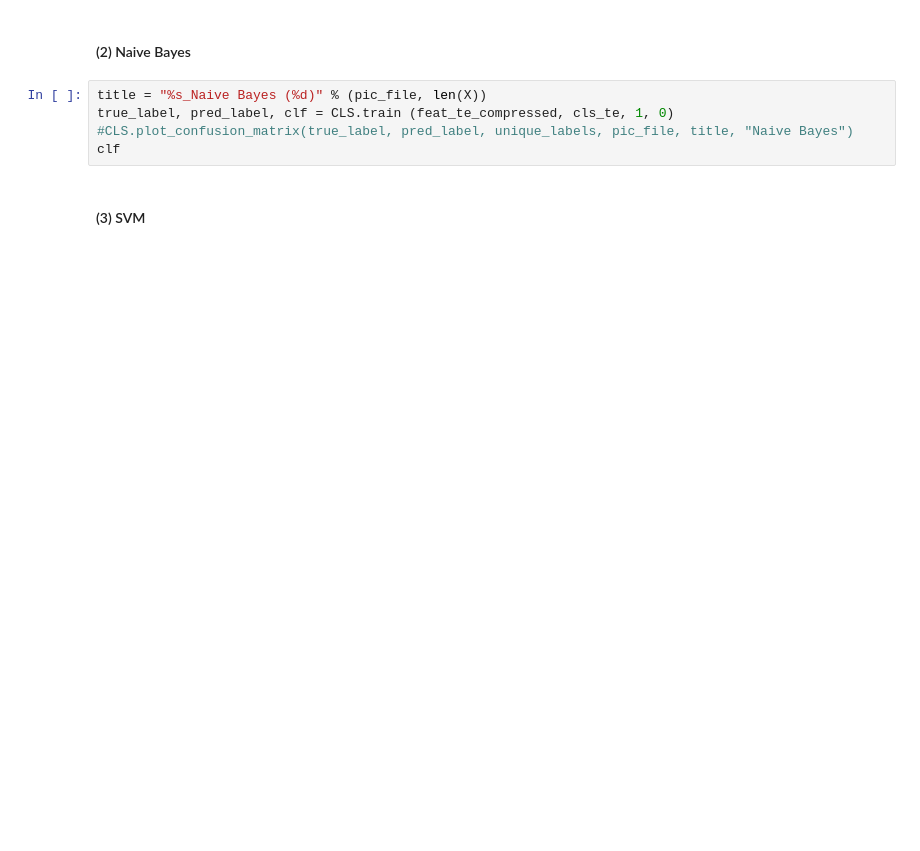
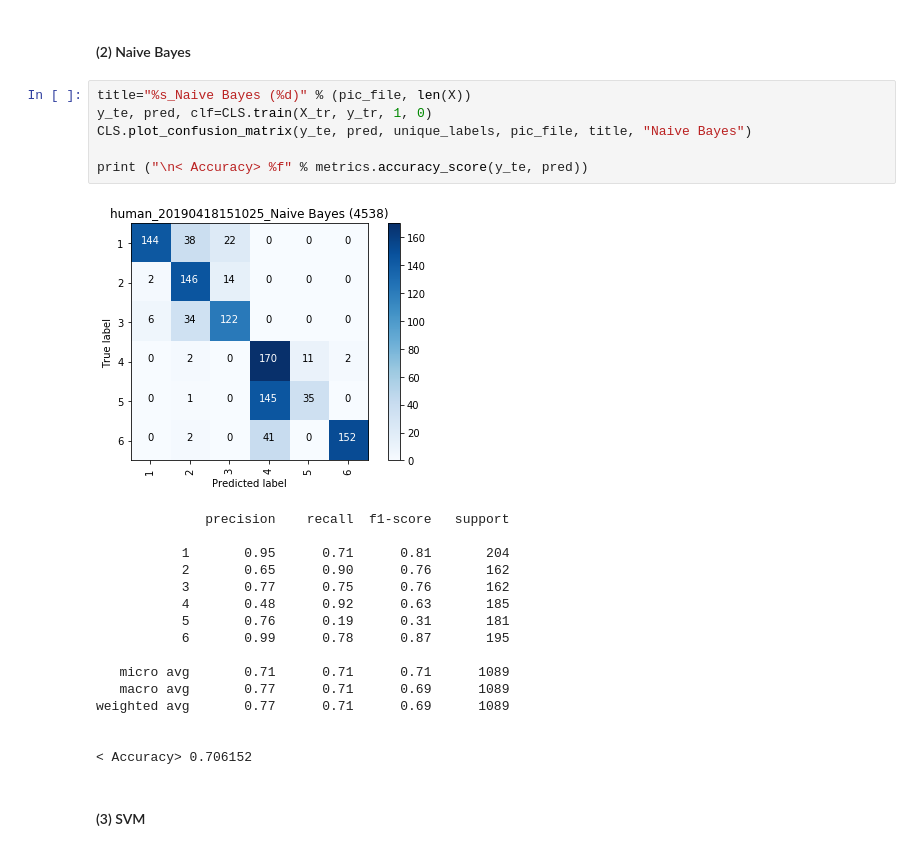
Before and after one commit to tomokoji/ce888assignment, a Jupyter notebook: src/assignment2_for_demo.ipynb, the cells around one changed output. Cells and saved outputs as stored; diff of their text form; blank space fills up the shorter version.

```diff
--- a/src/assignment2_for_demo.ipynb
+++ b/src/assignment2_for_demo.ipynb
@@ -379,10 +358,28 @@ clf
 # %% [markdown]
 #### (2) Naive Bayes
 # %%
-title = "%s_Naive Bayes (%d)" % (pic_file, len(X))
-true_label, pred_label, clf = CLS.train (feat_te_compressed, cls_te, 1, 0)
-#CLS.plot_confusion_matrix(true_label, pred_label, unique_labels, pic_file, title, "Naive Bayes")
-clf
+title="%s_Naive Bayes (%d)" % (pic_file, len(X))
+y_te, pred, clf=CLS.train(X_tr, y_tr, 1, 0)
+CLS.plot_confusion_matrix(y_te, pred, unique_labels, pic_file, title, "Naive Bayes")
+
+print ("\n< Accuracy> %f" % metrics.accuracy_score(y_te, pred))
+# %% [output]
+[figure, added]
+              precision    recall  f1-score   support
+
+           1       0.95      0.71      0.81       204
+           2       0.65      0.90      0.76       162
+           3       0.77      0.75      0.76       162
+           4       0.48      0.92      0.63       185
+           5       0.76      0.19      0.31       181
+           6       0.99      0.78      0.87       195
+
+   micro avg       0.71      0.71      0.71      1089
+   macro avg       0.77      0.71      0.69      1089
+weighted avg       0.77      0.71      0.69      1089
+
+
+< Accuracy> 0.706152
 # %% [markdown]
 #### (3) SVM
 # %%
```
Also changed, not shown: parts of 34 cells of this notebook, 11 other files.
